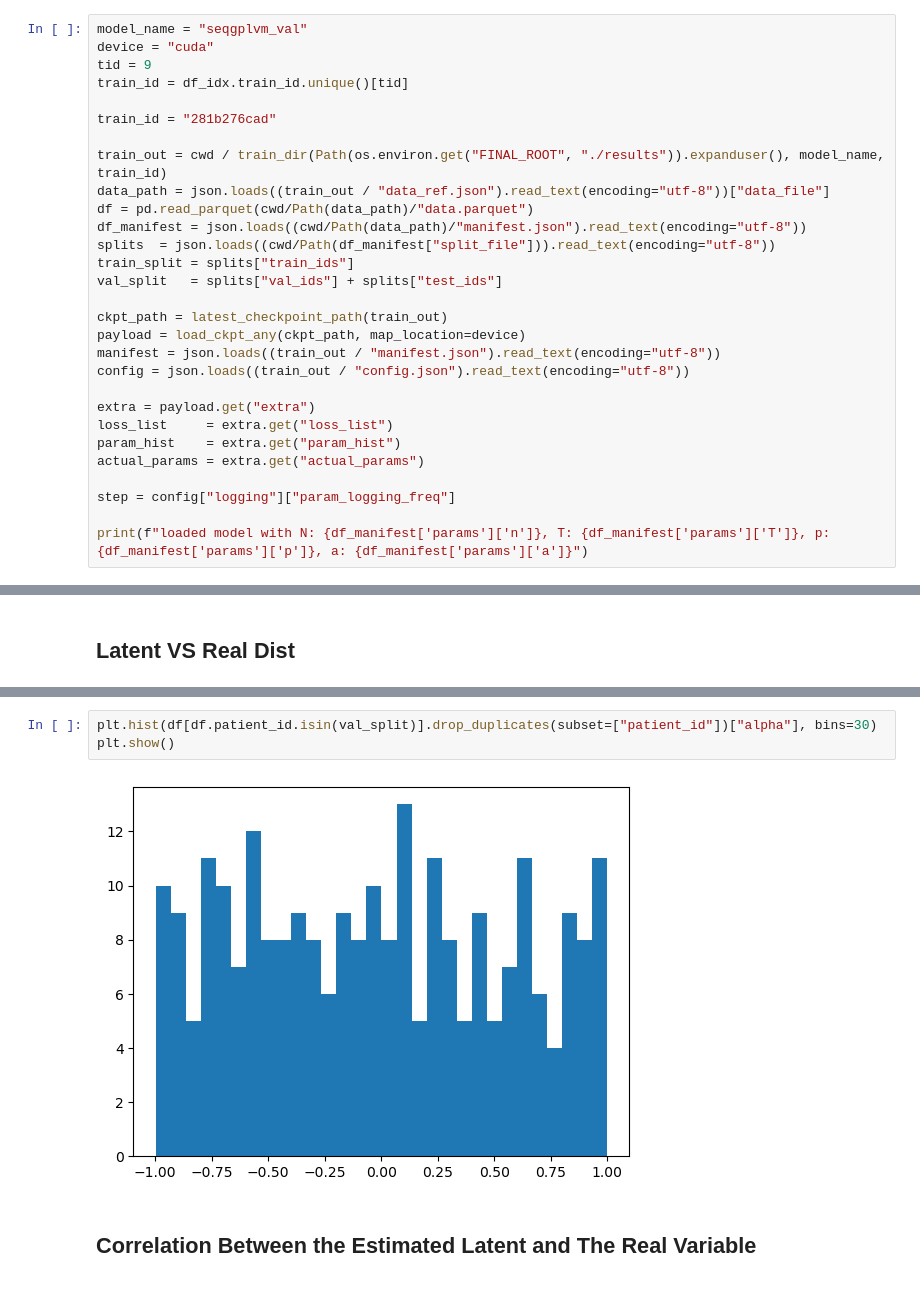
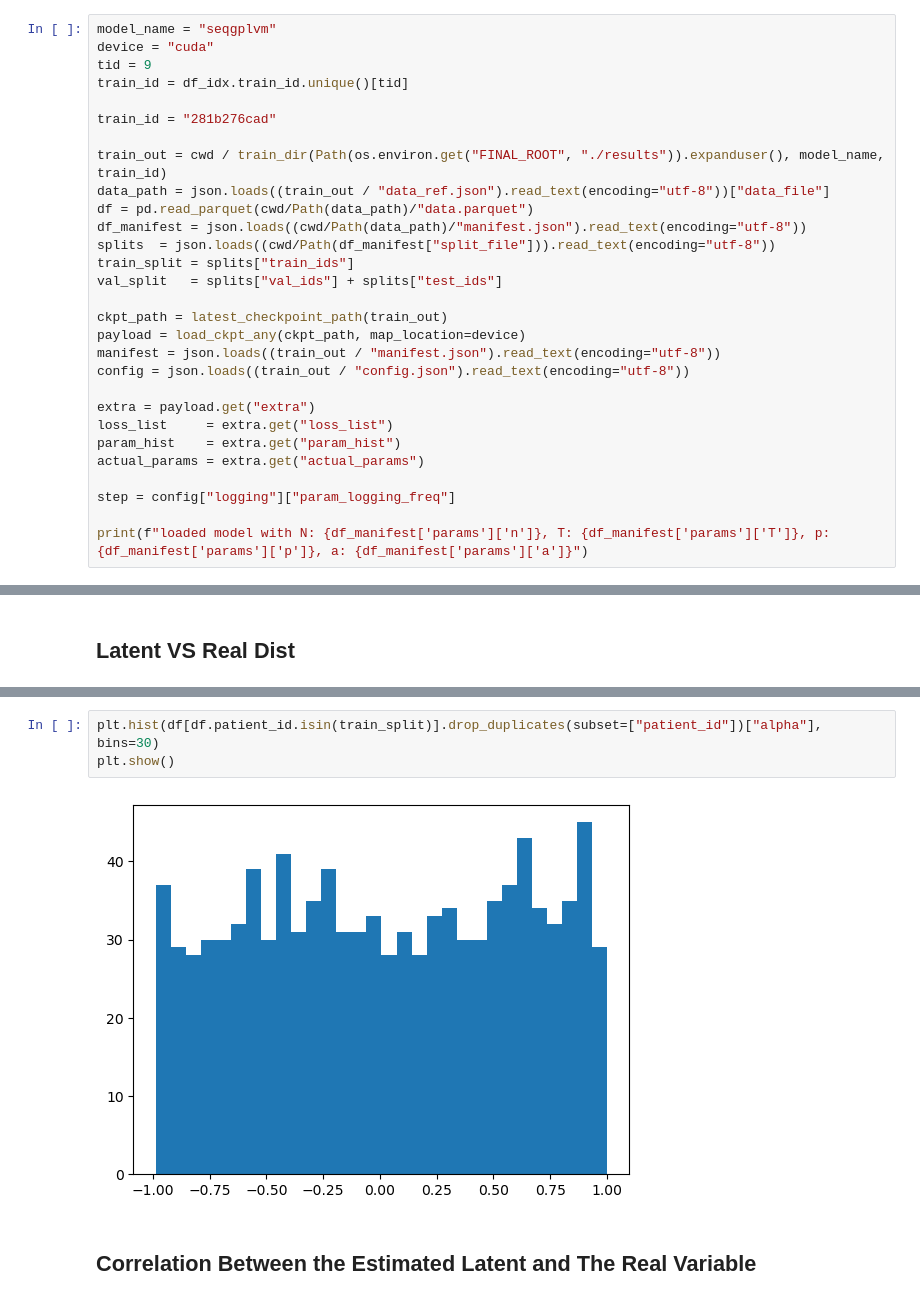
Before and after one commit to Ali-Setareh/SeqGPLVM_FEMSM, a Jupyter notebook: notebooks/model_inspection.ipynb, the cells around one changed output, grey strips where cells are left out. Saved outputs shown, nothing was run; the diff lists cells and outputs as text.

```diff
--- a/notebooks/model_inspection.ipynb
+++ b/notebooks/model_inspection.ipynb
@@ -62,7 +62,7 @@ print(df_idx.shape)
 48	821f6a991a
 49	1fd206a4f4
 # %%
-model_name = "seqgplvm_val"
+model_name = "seqgplvm"
 device = "cuda"
 tid = 9
 train_id = df_idx.train_id.unique()[tid]
@@ -178,8 +165,8 @@ plt.show()
 # %%
-plt.hist(df[df.patient_id.isin(val_split)].drop_duplicates(subset=["patient_id"])["alpha"], bins=30)
+plt.hist(df[df.patient_id.isin(train_split)].drop_duplicates(subset=["patient_id"])["alpha"], bins=30)
 plt.show()
 # %% [output]
-[figure, old version]
+[figure, new version]
 # %% [markdown]
 ## Correlation Between the Estimated Latent and The Real Variable
 # %%
```
Also changed, not shown: parts of 28 cells of this notebook, 5 other files.
